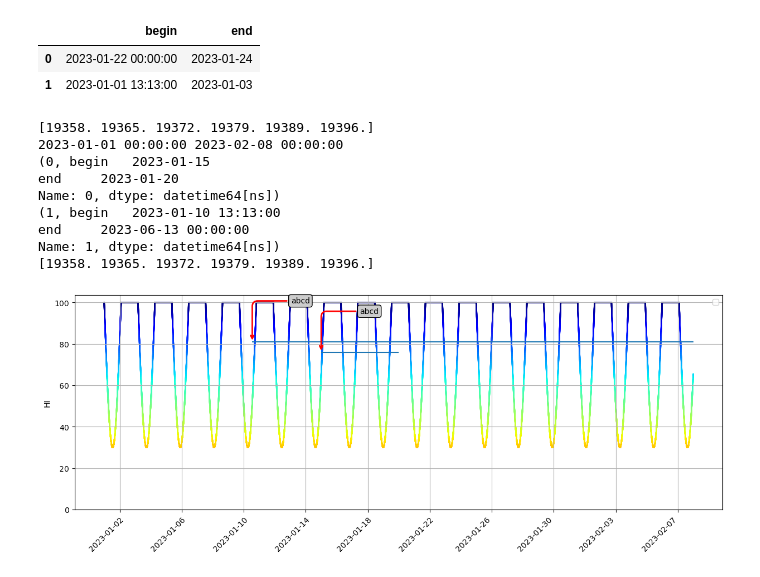
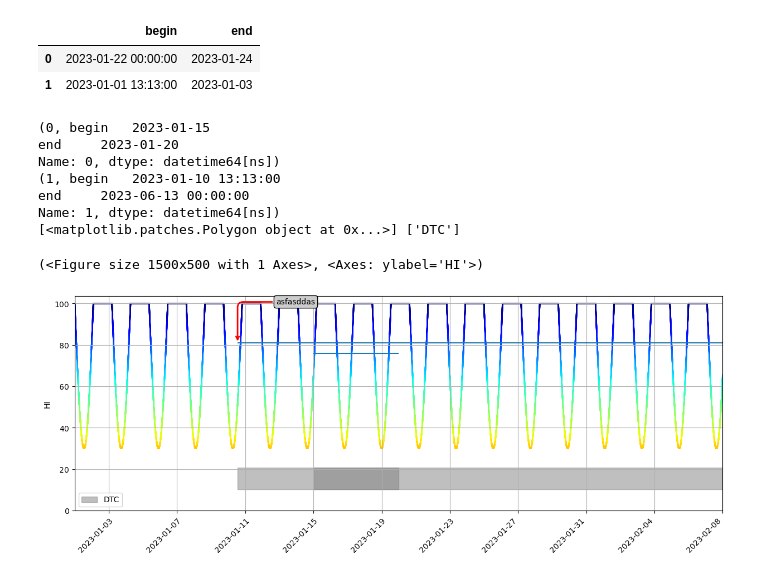
Before and after one commit to alessandro-rubin/matplotlib_training, a Jupyter notebook: hi_plot.ipynb, the cells around one changed output. Saved outputs shown, nothing was run; the diff lists cells and outputs as text; code cells hidden in the pictures.

Commit message:
added function for detailed index plots

```diff
--- a/hi_plot.ipynb
+++ b/hi_plot.ipynb
@@ -38,51 +40,15 @@ data=pd.DataFrame(data)
 # %%
 cmap=plt.get_cmap('jet',lut=100).reversed()
 norm=matplotlib.colors.Normalize(0,100)
-# %%
-#sns.set_style(style='whitegrid')
-#sns.set_theme(font_scale=1)
-fig,ax=plt.subplots(figsize=(15,5))
-sns.scatterplot(data=data,x='timestamp',y='HI',hue='HI',palette=cmap,
-                edgecolor='face',s=3,hue_norm=norm
-                )
-ticks=ax.get_xticks()
-print(ticks)
-xmin,xmax=np.min(data['timestamp']),np.max(data['timestamp'])
-
-print(xmin,xmax)
-bbox = dict(boxstyle="round", fc="0.8")
-
-arrowprops = dict(
-    arrowstyle="->",
-    connectionstyle="angle,angleA=0,angleB=90,rad=10",
-    facecolor='red',linewidth=2,edgecolor='red')
-
-xyoffset=50
-for i,interval in enumerate(datetime_intervals.iterrows()):
-    print(interval)
-    ypos=76
-    plt.hlines(ypos+i*5, max([interval[1]['begin'],xmin]), min([interval[1]['end'],xmax]))
-    plt.annotate('abcd',(interval[1]['begin'],ypos+i*5,),bbox=bbox,arrowprops=arrowprops,xytext=(xyoffset,xyoffset),textcoords='offset points',annotation_clip=False)
-
-#plt.ylim(0,140)
-ax.grid()
-plt.setp(ax.get_xticklabels(), rotation=45, ha="right",
-         rotation_mode="anchor")
-plt.xlabel(None)
-plt.ylim(bottom=0)
-ticks=ax.get_xticks()
-ax.xaxis.set_major_locator(mdates.DayLocator(interval=4))
-plt.legend([])
-print(ticks)
-plt.show()
-# %% [output]
-[19358. 19365. 19372. 19379. 19389. 19396.]
-2023-01-01 00:00:00 2023-02-08 00:00:00
-(0, begin   2023-01-15
-end     2023-01-20
-Name: 0, dtype: datetime64[ns])
-(1, begin   2023-01-10 13:13:00
-end     2023-06-13 00:00:00
-Name: 1, dtype: datetime64[ns])
-[19358. 19365. 19372. 19379. 19389. 19396.]
-[figure, removed]
+# %%
+plottingFunctions.detail_HI_plot(data,datetime_intervals,interval_annotations=['','asfasddas'])
+# %% [output]
+(0, begin   2023-01-15
+end     2023-01-20
+Name: 0, dtype: datetime64[ns])
+(1, begin   2023-01-10 13:13:00
+end     2023-06-13 00:00:00
+Name: 1, dtype: datetime64[ns])
+[<matplotlib.patches.Polygon object at 0x...>] ['DTC']
+(<Figure size 1500x500 with 1 Axes>, <Axes: ylabel='HI'>)
+[figure, added]
```
Also changed, not shown: parts of 1 cell of this notebook, 1 other file.
